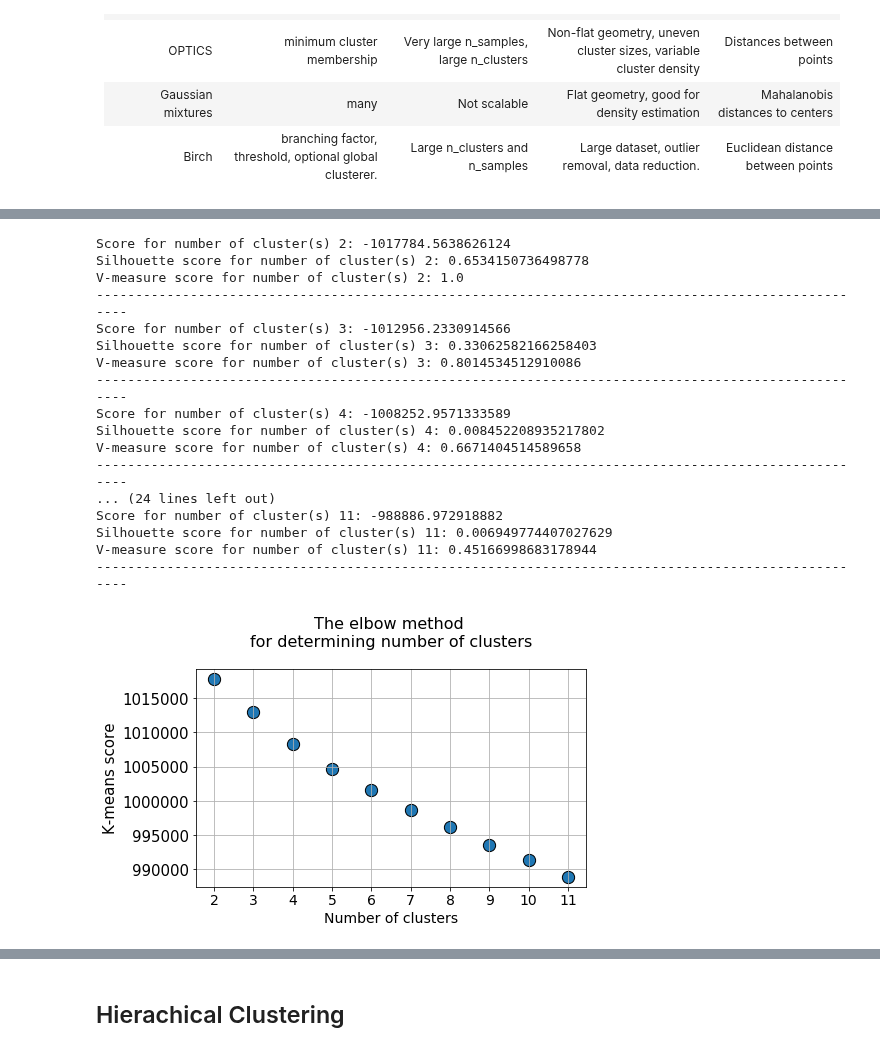
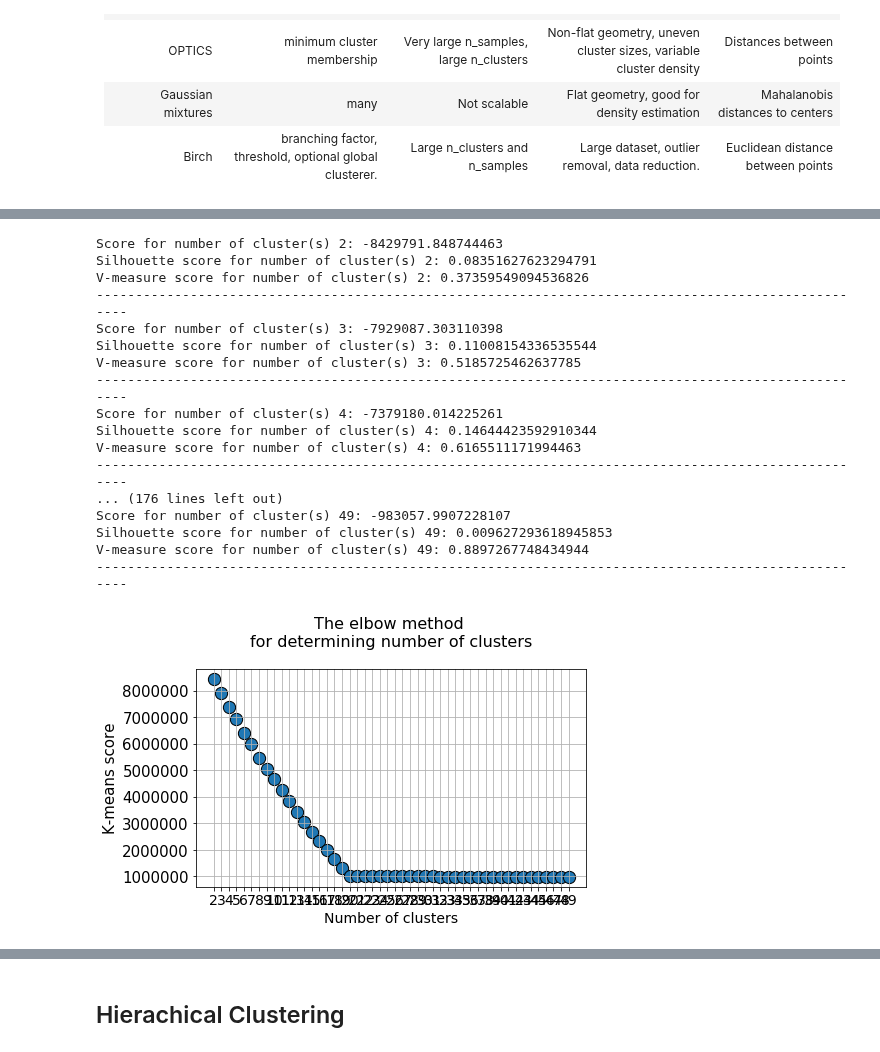
Before and after one commit to BA-HanseML/NF_Prj_MIMII_Dataset, a Jupyter notebook: sub_notebooks/clustering_EDA/clustering_dim_reduction_EDA.ipynb, the cells around one changed output, grey strips where cells are left out. Cells and saved outputs as stored; diff of their text form; code cells hidden in the pictures.

Commit message:
small additions clustering notebook

```diff
--- a/sub_notebooks/clustering_EDA/clustering_dim_reduction_EDA.ipynb
+++ b/sub_notebooks/clustering_EDA/clustering_dim_reduction_EDA.ipynb
@@ -63,7 +79,7 @@ from sklearn.datasets import make_classification
 from sklearn.datasets import make_blobs
 # %%
 n_features = 128
-n_cluster = 2
+n_cluster = 20
 cluster_std = 2
 n_samples = 2000
 # %%
@@ -78,9 +107,12 @@ y = y1
 km_scores = []
 km_silhouette = []
 vmeasure_score = []
+db_score = []
 
-for i in range(2,12):
-    km = KMeans(n_clusters=i, random_state=0).fit(X_scaled)
+n_clusters = 50
+
+for i in range(2,n_clusters):
+    km = KMeans(n_clusters=i, n_jobs=-1, init='k-means++').fit(X_scaled)
     preds = km.predict(X_scaled)
     print("Score for number of cluster(s) {}: {}".format(i,km.score(X_scaled)))
     km_scores.append(-km.score(X_scaled))
@@ -90,35 +122,37 @@ for i in range(2,12):
     v_measure = v_measure_score(y,preds)
     vmeasure_score.append(v_measure)
     print("V-measure score for number of cluster(s) {}: {}".format(i,v_measure))
+    db = davies_bouldin_score(X_scaled,preds)
+    db_score.append(db)
     print("-"*100)
 # %% [output]
-Score for number of cluster(s) 2: -1017784.5638626124
-Silhouette score for number of cluster(s) 2: 0.6534150736498778
-V-measure score for number of cluster(s) 2: 1.0
+Score for number of cluster(s) 2: -8429791.848744463
+Silhouette score for number of cluster(s) 2: 0.08351627623294791
+V-measure score for number of cluster(s) 2: 0.37359549094536826
 ----------------------------------------------------------------------------------------------------
-Score for number of cluster(s) 3: -1012956.2330914566
-Silhouette score for number of cluster(s) 3: 0.33062582166258403
-V-measure score for number of cluster(s) 3: 0.8014534512910086
+Score for number of cluster(s) 3: -7929087.303110398
+Silhouette score for number of cluster(s) 3: 0.11008154336535544
+V-measure score for number of cluster(s) 3: 0.5185725462637785
 ----------------------------------------------------------------------------------------------------
-Score for number of cluster(s) 4: -1008252.9571333589
-Silhouette score for number of cluster(s) 4: 0.008452208935217802
-V-measure score for number of cluster(s) 4: 0.6671404514589658
+Score for number of cluster(s) 4: -7379180.014225261
+Silhouette score for number of cluster(s) 4: 0.14644423592910344
+V-measure score for number of cluster(s) 4: 0.6165511171994463
 ----------------------------------------------------------------------------------------------------
-... (24 lines left out)
-Score for number of cluster(s) 11: -988886.972918882
-Silhouette score for number of cluster(s) 11: 0.006949774407027629
-V-measure score for number of cluster(s) 11: 0.45166998683178944
+... (176 lines left out)
+Score for number of cluster(s) 49: -983057.9907228107
+Silhouette score for number of cluster(s) 49: 0.009627293618945853
+V-measure score for number of cluster(s) 49: 0.8897267748434944
 ----------------------------------------------------------------------------------------------------
 # %%
 plt.figure(figsize=(7,4))
 plt.title("The elbow method \nfor determining number of clusters\n",fontsize=16)
-plt.scatter(x=[i for i in range(2,12)],y=km_scores,s=150,edgecolor='k')
+plt.scatter(x=[i for i in range(2,n_clusters)],y=km_scores,s=150, edgecolor='k')
 plt.grid(True)
 plt.xlabel("Number of clusters",fontsize=14)
 plt.ylabel("K-means score",fontsize=15)
-plt.xticks([i for i in range(2,12)],fontsize=14)
+plt.xticks([i for i in range(2,n_clusters)],fontsize=14)
 plt.yticks(fontsize=15)
 
 plt.show()
 # %% [output]
-[figure, old version]
+[figure, new version]
```
Also changed, not shown: parts of 14 cells of this notebook.
